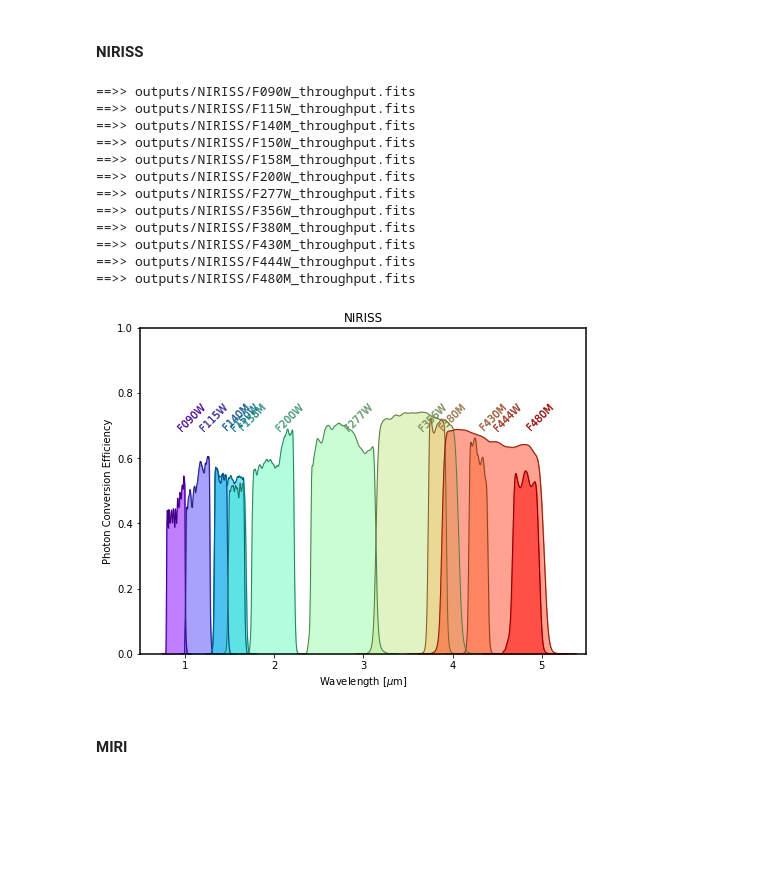
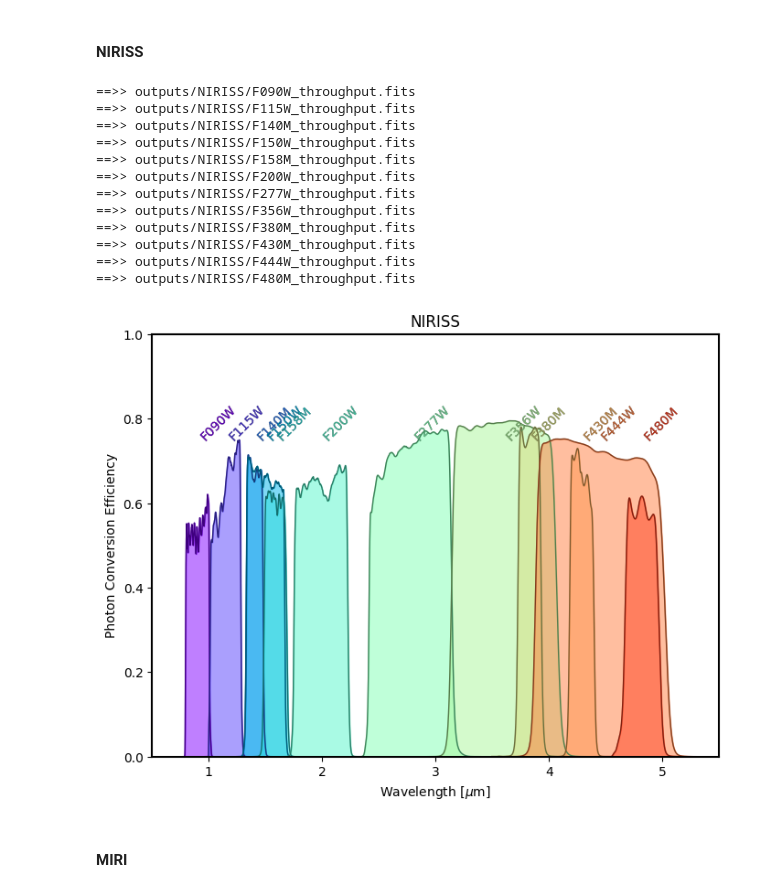
Before and after one commit to spacetelescope/webbpsf, a Jupyter notebook: dev_utils/Get Throughputs from Pandeia.ipynb, the cells around one changed output. Cells and saved outputs as stored; diff of their text form; code cells hidden in the pictures; blank space fills up the shorter version.

```diff
--- a/dev_utils/Get Throughputs from Pandeia.ipynb
+++ b/dev_utils/Get Throughputs from Pandeia.ipynb
@@ -28,5 +33,5 @@ os.getenv('pandeia_refdata')
 # %%
-PANDEIA_VER = '1.2.2'
+PANDEIA_VER = '2.0'
 # %% [markdown]
 ## Infrastructure helper functions
 # %% [markdown]
@@ -97,7 +102,7 @@ def output_to_fits_table(wave,pce,inst, verbose=True, filtername=None):
                          'managed by ReDCaT, the Reference Data for ',
                          'Calibration and Tools group at STScI)', '',
                          'Pandeia engine and reference data available from',
-                         'https://pypi.org/project/pandeia.engine/1.2.2/','',
+                         'https://pypi.org/project/pandeia.engine/','',
                          'This file created by: "webbpsf/dev_tools/',
                          '  Normalized Throughputs from Pandeia.ipynb"',
                          '']
@@ -140,34 +145,37 @@ output_to_fits_table(wave,pce,inst)
 # %%
 inst_defaults = pandeia.engine.jwst.NIRISS(mode='imaging')
 config = inst_defaults.as_dict()  # get default config
 colorseq=iter(matplotlib.cm.rainbow(np.linspace(0,1,len(inst_defaults.filters))))
 
 
 plt.figure(figsize=(8,6))
 for filtname in inst_defaults.filters:
+    #print(filtname)
+    if filtname=='clear':
+        continue
 
     config['instrument']['filter']=filtname
     inst = InstrumentFactory(config=config)
 
     wave,pce=get_pce(inst)
     plotlabelcolorfilt(wave,pce,filtname, color=next(colorseq))
     output_to_fits_table(wave,pce,inst)
 
 annotate_pce_plot(title=inst.inst_name.upper(), legend=False)
 # %% [output]
 ==>> outputs/NIRISS/F090W_throughput.fits
 ==>> outputs/NIRISS/F115W_throughput.fits
 ==>> outputs/NIRISS/F140M_throughput.fits
 ==>> outputs/NIRISS/F150W_throughput.fits
 ==>> outputs/NIRISS/F158M_throughput.fits
 ==>> outputs/NIRISS/F200W_throughput.fits
 ==>> outputs/NIRISS/F277W_throughput.fits
 ==>> outputs/NIRISS/F356W_throughput.fits
 ==>> outputs/NIRISS/F380M_throughput.fits
 ==>> outputs/NIRISS/F430M_throughput.fits
 ==>> outputs/NIRISS/F444W_throughput.fits
 ==>> outputs/NIRISS/F480M_throughput.fits
-[figure, old version]
+[figure, new version]
 # %% [markdown]
 #### MIRI
 # %%
```
Also changed, not shown: parts of 22 cells of this notebook.
